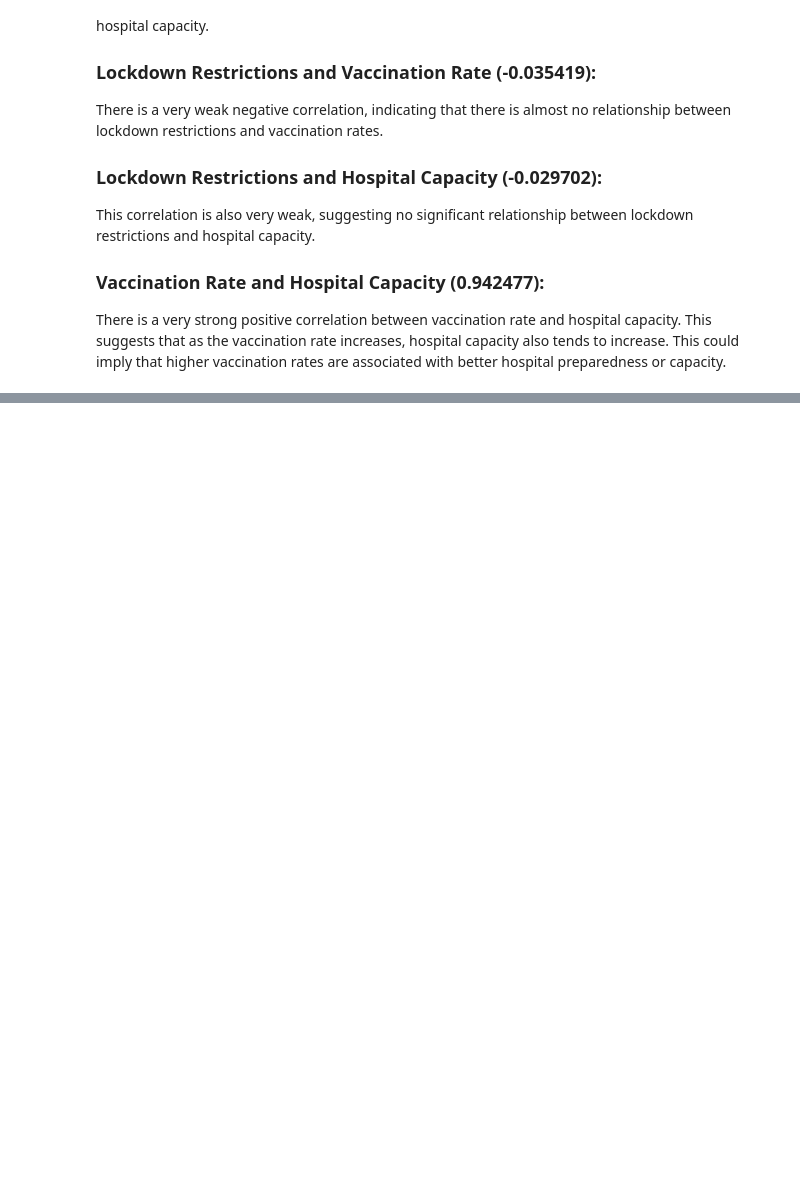
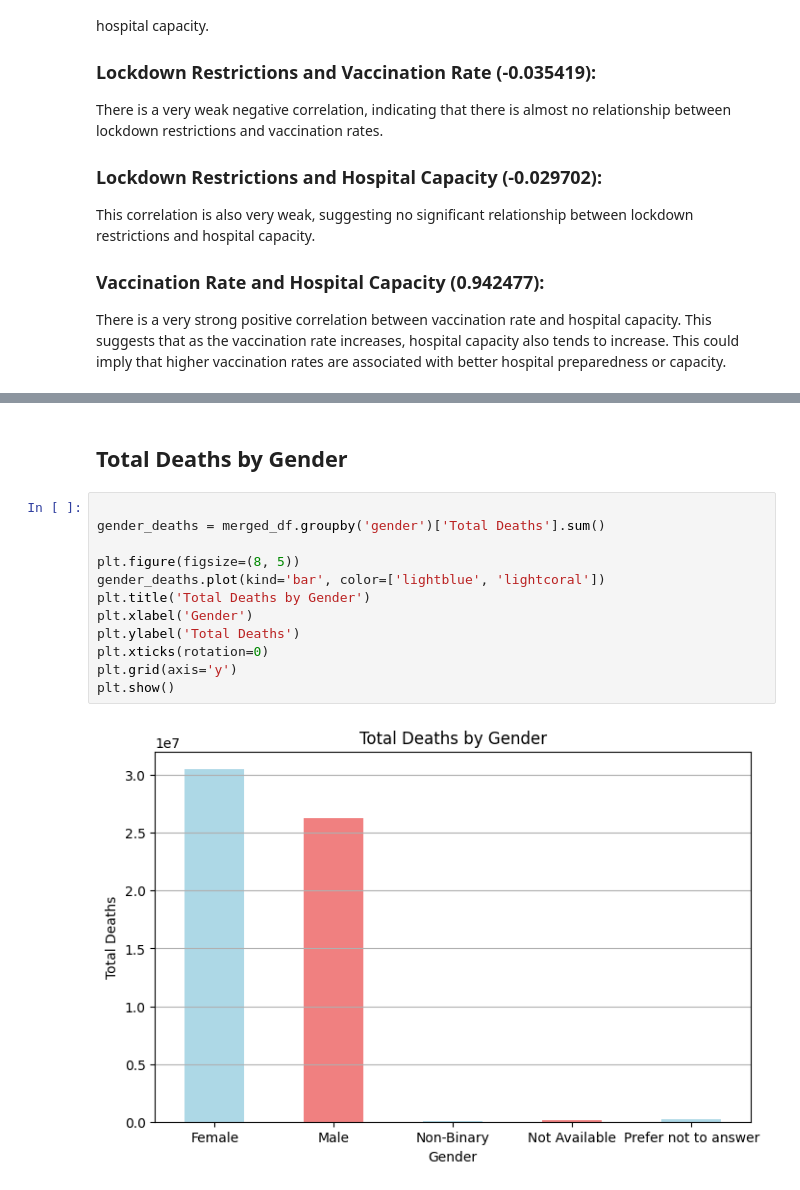
Before and after one commit to ogutu-23/Covid-19-Pandemic, a Jupyter notebook: index.ipynb, the cells around one changed output, grey strips where cells are left out. Drawn from its saved outputs; the diff is of its cells as text; blank space fills up the shorter version.

```diff
--- a/index.ipynb
+++ b/index.ipynb
@@ -606,0 +654,16 @@ There is a very strong positive correlation between vaccination rate and hospita
+# %% [markdown]
+## Total Deaths by Gender
+# %%
+
+gender_deaths = merged_df.groupby('gender')['Total Deaths'].sum()
+
+plt.figure(figsize=(8, 5))
+gender_deaths.plot(kind='bar', color=['lightblue', 'lightcoral'])
+plt.title('Total Deaths by Gender')
+plt.xlabel('Gender')
+plt.ylabel('Total Deaths')
+plt.xticks(rotation=0)
+plt.grid(axis='y')
+plt.show()
+# %% [output]
+[figure, added]
```
Also changed, not shown: parts of 29 cells of this notebook.
